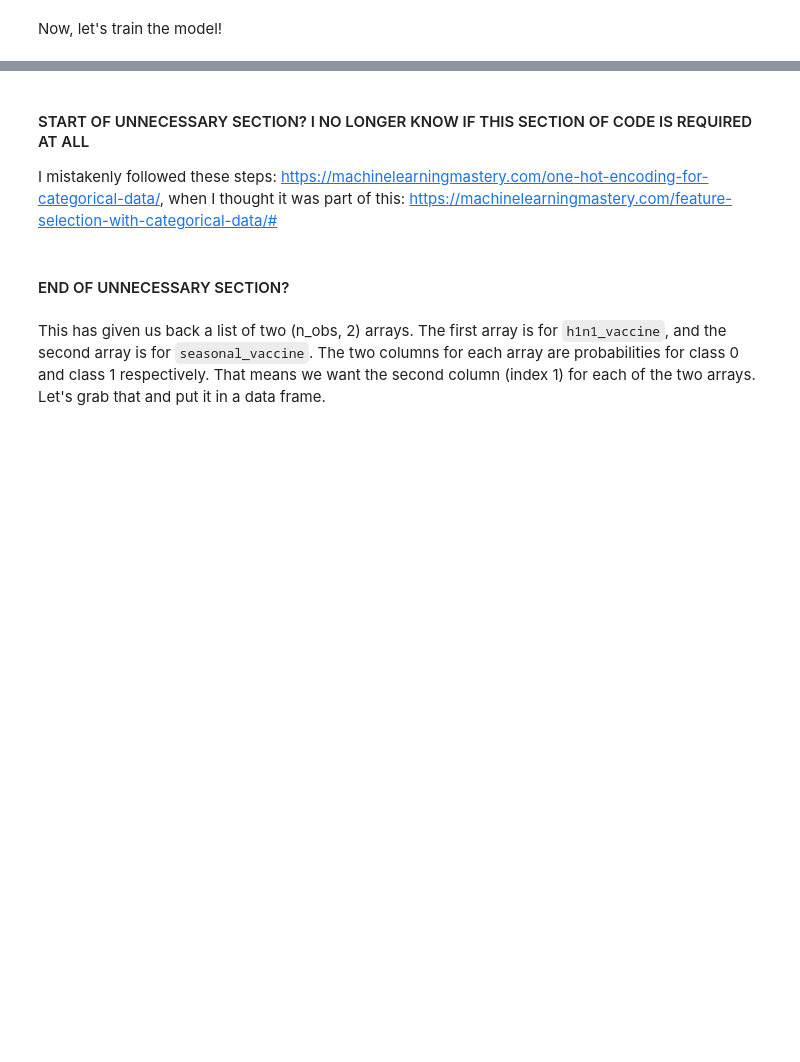
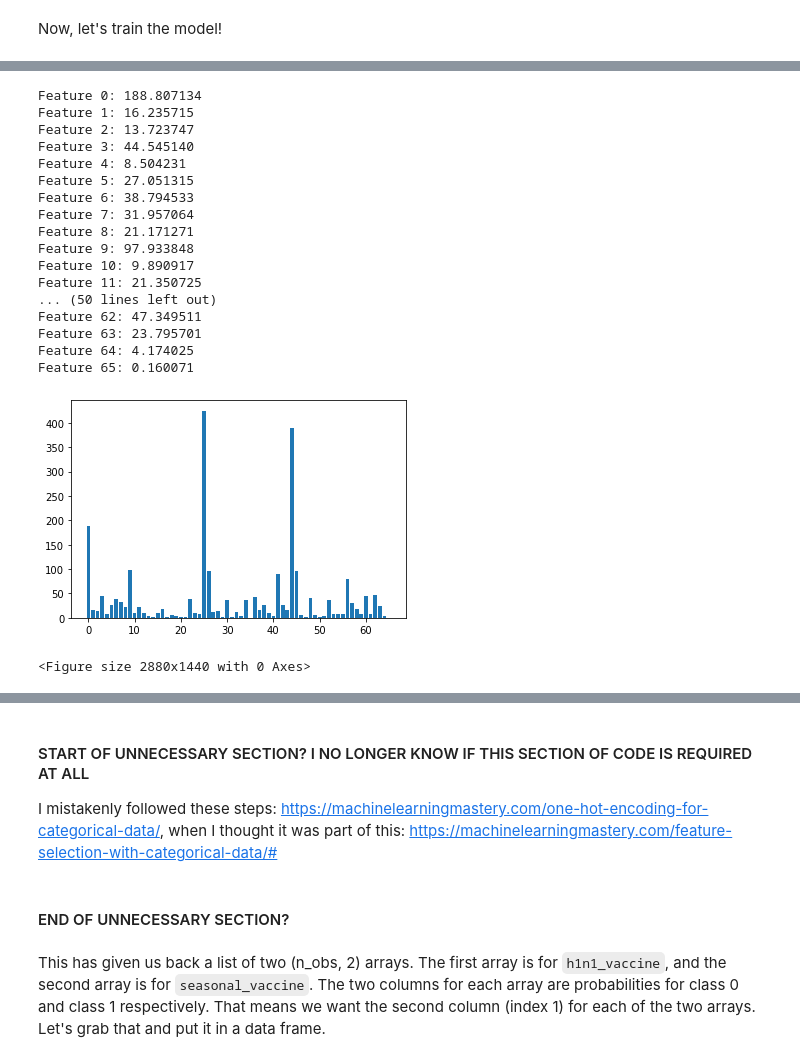
Before and after one commit to natcoutts/flu-shot-learning-tutorial, a Jupyter notebook: notebooks/CatVar processing with minMaxScaler.ipynb, the cells around one changed output, grey strips where cells are left out. Drawn from its saved outputs; the diff is of its cells as text; code cells hidden in the pictures; blank space fills up the shorter version.

```diff
--- a/notebooks/CatVar processing with minMaxScaler.ipynb
+++ b/notebooks/CatVar processing with minMaxScaler.ipynb
@@ -1253,7 +1259,7 @@ NC: Adjusted below code for catVars: we only need the estimator, the preprocessi
 # %%
 # Adjust below code for catVars
 full_pipeline = Pipeline([
-    ("preprocessor", preprocessor),
+#    ("preprocessor", preprocessor),
     ("estimators", estimators),
 ])
 # %% [markdown]
@@ -1394,0 +1378,27 @@ ValueError: Input X must be non-negative.
+# %%
+# what are scores for the features
+for i in range(len(fs.scores_)):
+	print('Feature %d: %f' % (i, fs.scores_[i]))
+# plot the scores
+plt.bar([i for i in range(len(fs.scores_))], fs.scores_)
+plt.show()
+# %% [output]
+Feature 0: 188.807134
+Feature 1: 16.235715
+Feature 2: 13.723747
+Feature 3: 44.545140
+Feature 4: 8.504231
+Feature 5: 27.051315
+Feature 6: 38.794533
+Feature 7: 31.957064
+Feature 8: 21.171271
+Feature 9: 97.933848
+Feature 10: 9.890917
+Feature 11: 21.350725
+... (50 lines left out)
+Feature 62: 47.349511
+Feature 63: 23.795701
+Feature 64: 4.174025
+Feature 65: 0.160071
+[figure, added]
+<Figure size 2880x1440 with 0 Axes>
```
Also changed, not shown: parts of 26 cells of this notebook.
